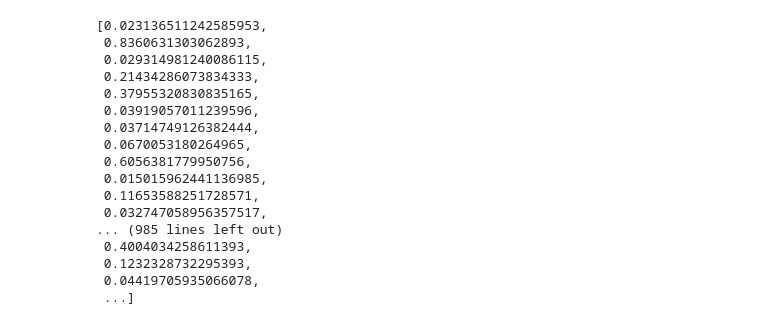
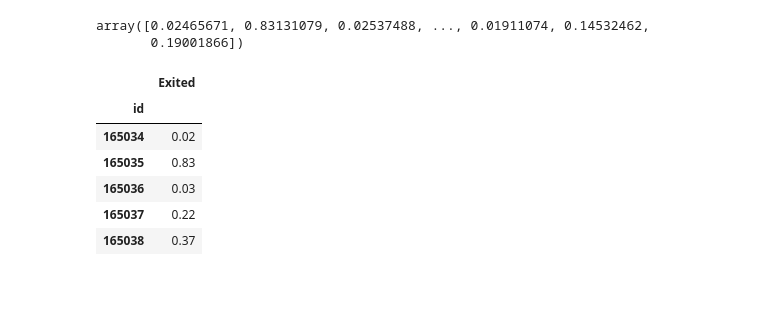
Before and after one commit to KrystianPi/Kaggle-S4E1, a Jupyter notebook: fe_train.ipynb, the cells around one changed output. Drawn from its saved outputs; the diff is of its cells as text; code cells hidden in the pictures; blank space fills up the shorter version.

```diff
--- a/fe_train.ipynb
+++ b/fe_train.ipynb
@@ -46 +53,29 @@ for col in num_cols:
 num_cols = _num_cols
+# %%
+def standardize_features(df, features, method='minmax'):
+    # Making a copy of the dataframe to avoid changing the original dataframe
+    df_copy = df.copy()
+
+    # Selecting the features to be standardized
+    data_to_scale = df_copy[features]
+
+    # Choosing the standardization method
+    if method == 'zscore':
+        scaler = StandardScaler()
+    elif method == 'minmax':
+        scaler = MinMaxScaler()
+    elif method == 'robust':
+        scaler = RobustScaler()
+    else:
+        raise ValueError("Invalid method. Choose from 'zscore', 'minmax', or 'robust'.")
+
+    # Applying the standardization
+    standardized_data = scaler.fit_transform(data_to_scale)
+
+    # Replacing the original feature values with the standardized values
+    df_copy[features] = standardized_data
+
+    return df_copy
+
+train_df = standardize_features(train_df, num_cols, method = 'robust')
+test_df = standardize_features(test_df, num_cols, method = 'robust')
@@ -51,7 +108,7 @@ X_test = test_df[num_cols+cat_cols]
 y = train_df['Exited']
 
 # Initialize the CatBoost Classifier
-model = CatBoostClassifier(iterations=100,  # Specify the number of boosting iterations
+model = CatBoostClassifier(iterations=200,  # Specify the number of boosting iterations
                            depth=6,         # Specify the depth of the trees
                            learning_rate=0.1,  # Specify the learning rate
                            cat_features=cat_cols,
@@ -113,30 +170,26 @@ model.fit(X,y, cat_features=cat_cols)
 test_pool = Pool(data=X_test, cat_features=cat_cols)
 
 test_probabilities = model.predict_proba(test_pool)
+test_preds = model.predict(test_pool)
 
-test_probabilities = [prob[1] for prob in test_probabilities]
+test_probabilities = test_probabilities[:,1]
 test_probabilities
 # %% [output]
-[0.023136511242585953,
- 0.8360631303062893,
- 0.029314981240086115,
- 0.21434286073834333,
- 0.37955320830835165,
- 0.03919057011239596,
- 0.03714749126382444,
- 0.0670053180264965,
- 0.6056381779950756,
- 0.015015962441136985,
- 0.11653588251728571,
- 0.032747058956357517,
-... (985 lines left out)
- 0.4004034258611393,
- 0.1232328732295393,
- 0.04419705935066078,
- ...]
+array([0.02465671, 0.83131079, 0.02537488, ..., 0.01911074, 0.14532462,
+       0.19001866])
 # %%
 sub = pd.DataFrame()
 sub['id'] = test_df['id']
 sub['Exited'] = test_probabilities
+sub = sub.set_index('id')
+sub.head()
+# %% [output]
+|  | Exited |
+| id |  |
+| 165034 | 0.02 |
+| 165035 | 0.83 |
+| 165036 | 0.03 |
+| 165037 | 0.22 |
+| 165038 | 0.37 |
 # %%
 sub.to_csv('submission.csv')
```
Also changed, not shown: parts of 5 cells of this notebook, 2 other files.
